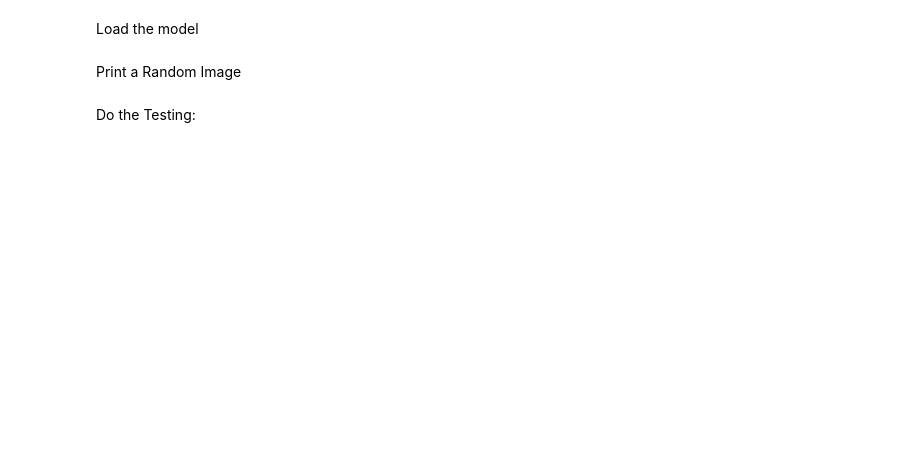
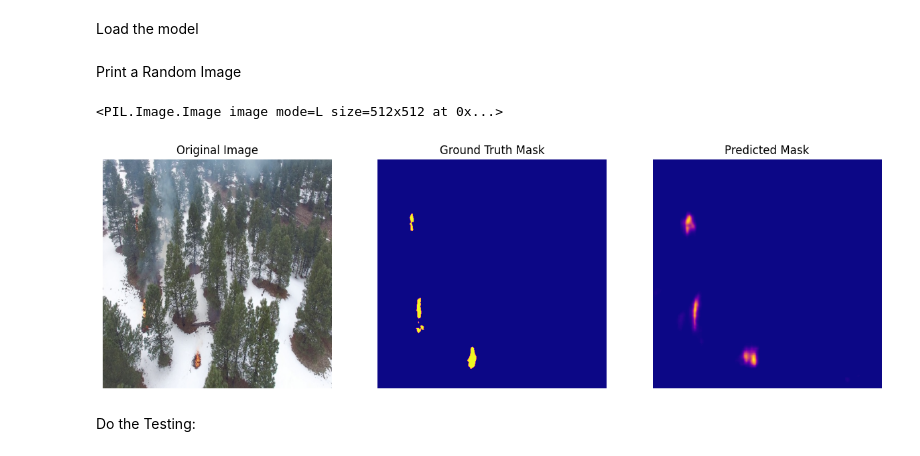
Before and after one commit to zemendes1/FLAME_SCOUT, a Jupyter notebook: Segmentation/FLAME_SCOUT_seg.ipynb, the cells around one changed output. Drawn from its saved outputs; the diff is of its cells as text; code cells hidden in the pictures; blank space fills up the shorter version.

```diff
--- a/Segmentation/FLAME_SCOUT_seg.ipynb
+++ b/Segmentation/FLAME_SCOUT_seg.ipynb
@@ -238,11 +250,10 @@ class UNet(nn.Module):
         self.retain_dim = retain_dim
         self.out_sz = out_sz
 
-        self.sigmoid = nn.Sigmoid()
-
     def forward(self, x):
         enc_ftrs = self.encoder(x)
         out = self.decoder(enc_ftrs[::-1][0], enc_ftrs[::-1][1:])
+
         out = self.head(out)
 
         if self.retain_dim:
@@ -345,6 +392,8 @@ import matplotlib.pyplot as plt
 import torchvision.transforms.functional as TF
 
 def visualize_random_prediction(model, test_loader, device):
+  # Move the model to the device
+    model = model.to(device)
     model.eval()
 
     # Choose a random index from the test set
@@ -358,32 +407,36 @@ def visualize_random_prediction(model, test_loader, device):
         # Make a prediction
         prediction = torch.sigmoid(model(random_image)).cpu().numpy()
 
     # Convert PyTorch tensors to numpy arrays
     random_image_np = TF.to_pil_image(random_image.squeeze())
     random_mask_np = TF.to_pil_image(random_mask.squeeze())
     prediction_np = TF.to_pil_image(torch.tensor(prediction.squeeze()))
+    print(prediction_np)
 
     # Display the images
     plt.figure(figsize=(15, 5))
 
     plt.subplot(1, 3, 1)
     plt.imshow(random_image_np)
     plt.title("Original Image")
     plt.axis("off")
 
     plt.subplot(1, 3, 2)
     plt.imshow(random_mask_np, cmap='plasma')
     plt.title("Ground Truth Mask")
     plt.axis("off")
 
     plt.subplot(1, 3, 3)
     plt.imshow(prediction_np, cmap='plasma')
     plt.title("Predicted Mask")
     plt.axis("off")
 
     plt.show()
 
 # Example usage
 visualize_random_prediction(model, train_loader, device)
+# %% [output]
+<PIL.Image.Image image mode=L size=512x512 at 0x...>
+[figure, added]
 # %% [markdown]
 Do the Testing:
```
Also changed, not shown: parts of 7 cells of this notebook, 12 other files.
